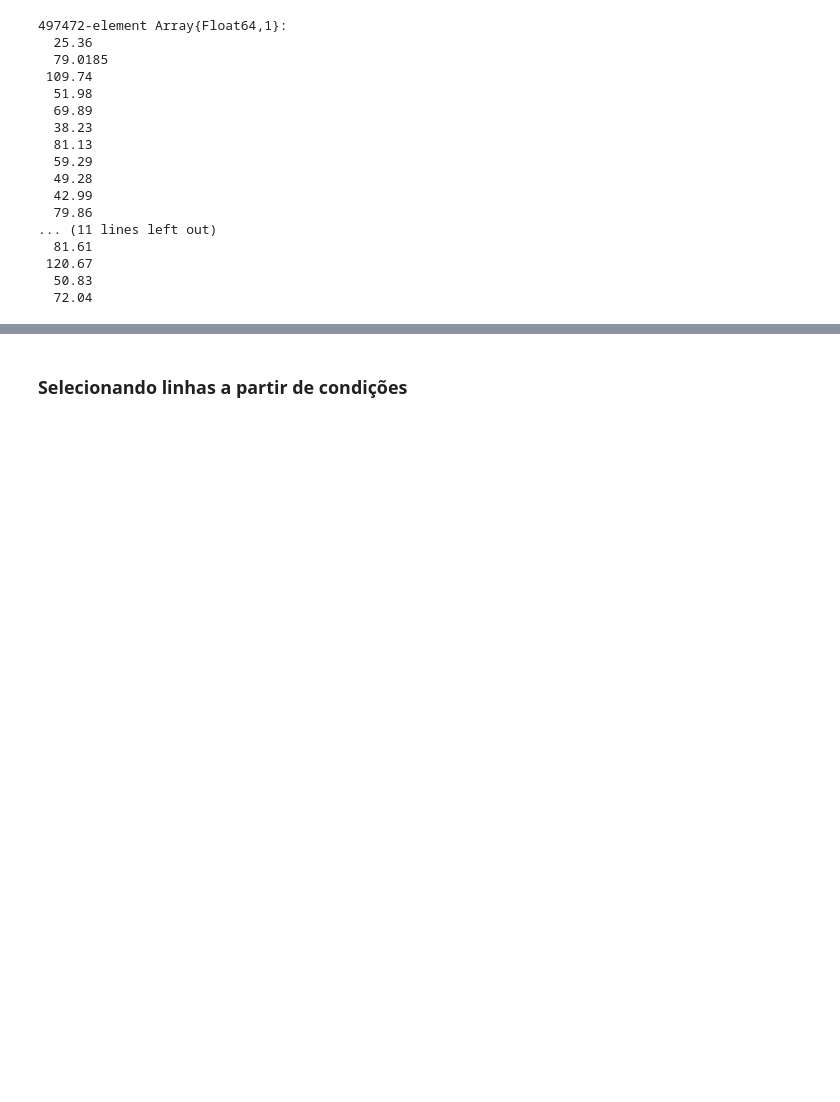
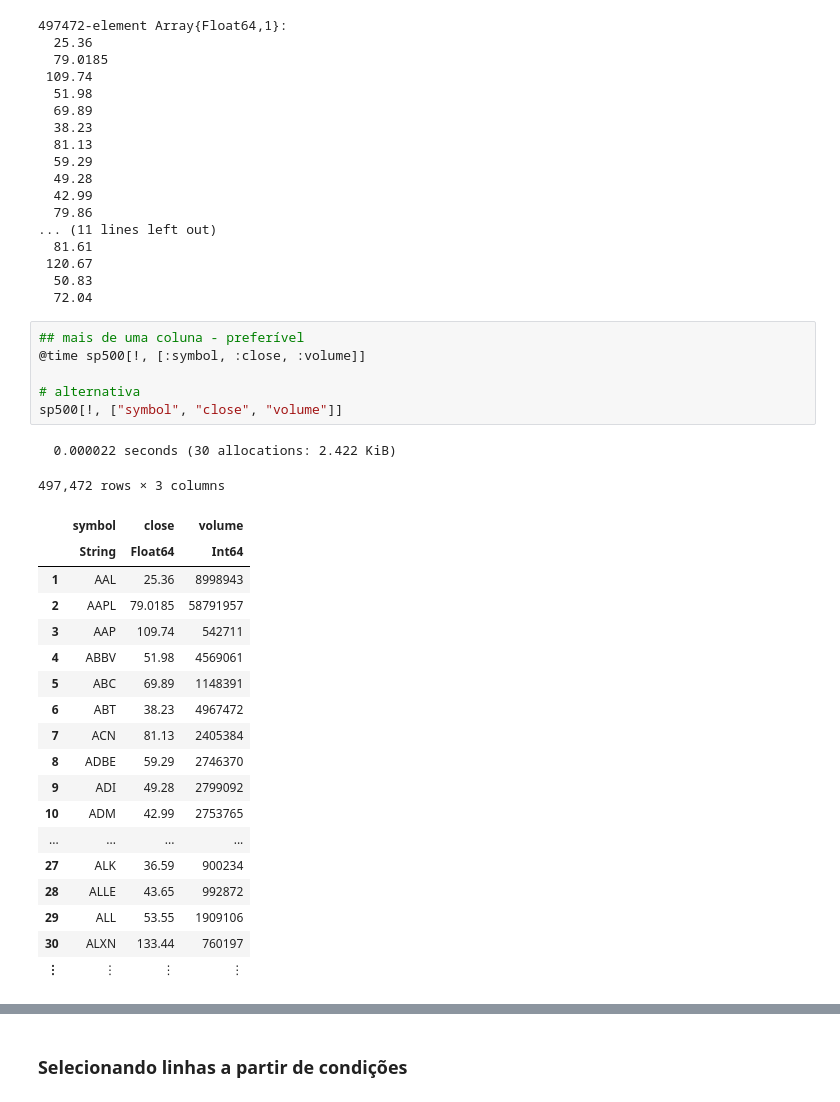
Before and after one commit to filipeclduarte/tutorial_julia_python_r, a Jupyter notebook: julia.ipynb, the cells around one changed output, grey strips where cells are left out. Drawn from its saved outputs; the diff is of its cells as text; blank space fills up the shorter version.

```diff
--- a/julia.ipynb
+++ b/julia.ipynb
@@ -126,3 +126,30 @@ sp500[:, :close] # usar ":" no lugar de "!"
  120.67
   50.83
   72.04
+# %%
+## mais de uma coluna - preferível
+@time sp500[!, [:symbol, :close, :volume]]
+
+# alternativa
+sp500[!, ["symbol", "close", "volume"]]
+# %% [output]
+  0.000022 seconds (30 allocations: 2.422 KiB)
+497,472 rows × 3 columns
+|  | symbol | close | volume |
+|  | String | Float64 | Int64 |
+| 1 | AAL | 25.36 | 8998943 |
+| 2 | AAPL | 79.0185 | 58791957 |
+| 3 | AAP | 109.74 | 542711 |
+| 4 | ABBV | 51.98 | 4569061 |
+| 5 | ABC | 69.89 | 1148391 |
+| 6 | ABT | 38.23 | 4967472 |
+| 7 | ACN | 81.13 | 2405384 |
+| 8 | ADBE | 59.29 | 2746370 |
+| 9 | ADI | 49.28 | 2799092 |
+| 10 | ADM | 42.99 | 2753765 |
+| ... | ... | ... | ... |
+| 27 | ALK | 36.59 | 900234 |
+| 28 | ALLE | 43.65 | 992872 |
+| 29 | ALL | 53.55 | 1909106 |
+| 30 | ALXN | 133.44 | 760197 |
+| ⋮ | ⋮ | ⋮ | ⋮ |
```
Also changed, not shown: parts of 2 cells of this notebook.
